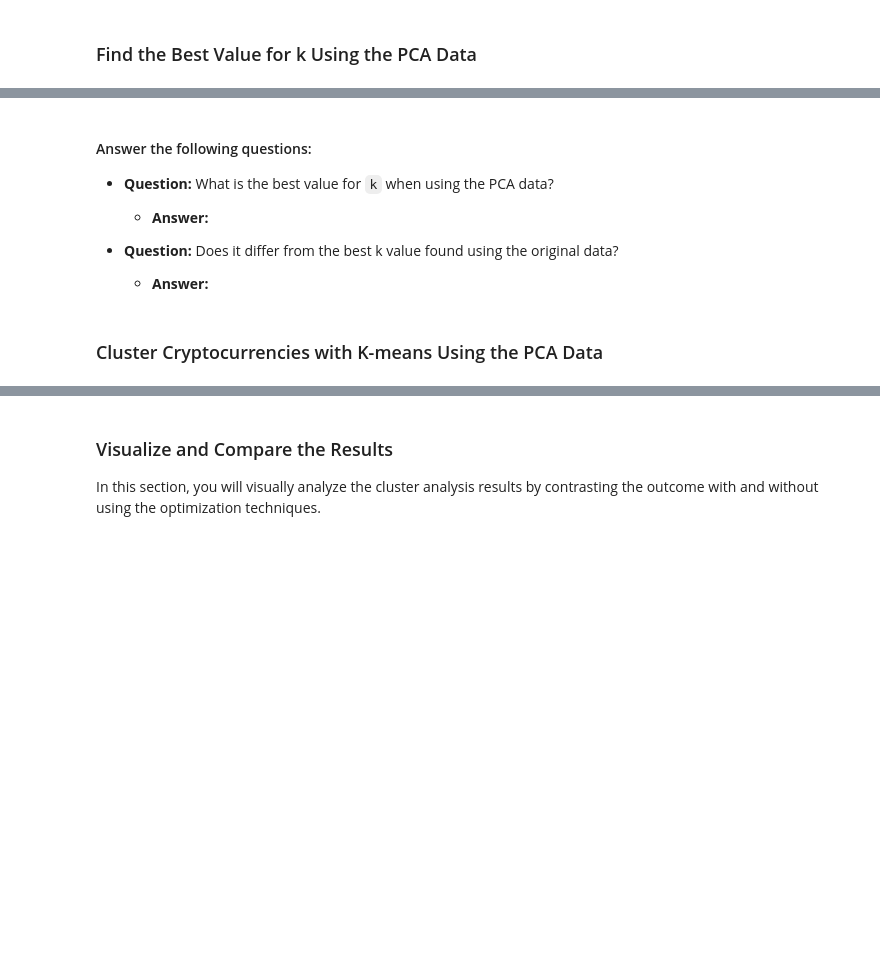
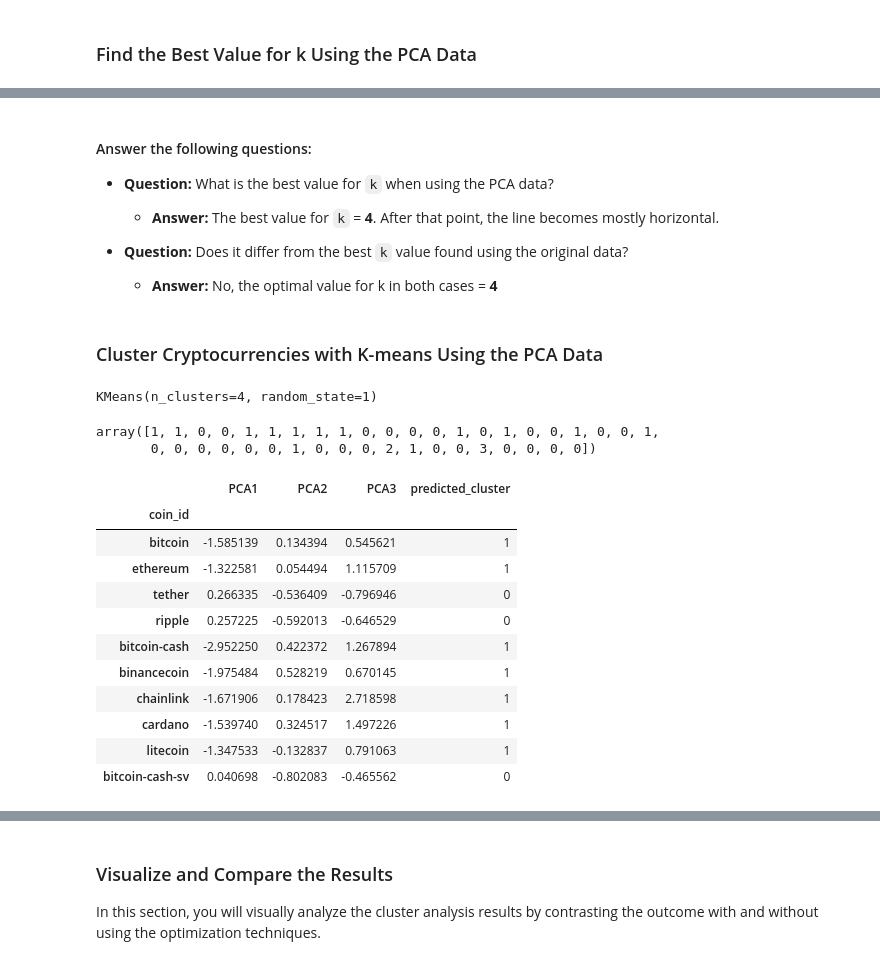
Before and after one commit to aglantzrbc/cryptoclustering, a Jupyter notebook: crypto_clustering.ipynb, the cells around one changed output, grey strips where cells are left out. Cells and saved outputs as stored; diff of their text form; code cells hidden in the pictures; blank space fills up the shorter version.

```diff
--- a/crypto_clustering.ipynb
+++ b/crypto_clustering.ipynb
@@ -256,11 +267,15 @@ cluster_pca_df.head(10)
 # %%
 # Create an empty list to store the inertia values
-
+inertia_list2 = []
 
 # Create a for loop to compute the inertia with each possible value of k
 # Inside the loop:
 # 1. Create a KMeans model using the loop counter for the n_clusters
 # 2. Fit the model to the data using `df_market_data_pca`
 # 3. Append the model.inertia_ to the inertia list
+for i2 in k2:
+    k_model = KMeans(n_clusters = i2, random_state = 1)
+    k_model.fit(cluster_pca_df)
+    inertia_list2.append(k_model.inertia_)
 # %%
 # Create a dictionary with the data to plot the Elbow curve
@@ -274,30 +299,53 @@ cluster_pca_df.head(10)
 
 * **Question:** What is the best value for `k` when using the PCA data?
 
-  * **Answer:**
+  * **Answer:** The best value for `k` = **4**. After that point, the line becomes mostly horizontal.
 
 
-* **Question:** Does it differ from the best k value found using the original data?
+* **Question:** Does it differ from the best `k` value found using the original data?
 
-  * **Answer:**
+  * **Answer:** No, the optimal value for k in both cases = **4**
 # %% [markdown]
 ### Cluster Cryptocurrencies with K-means Using the PCA Data
 # %%
 # Initialize the K-Means model using the best value for k
+model = KMeans(n_clusters = 4, random_state = 1) # random_state is the seed value
 # %%
 # Fit the K-Means model using the PCA data
+model.fit(cluster_pca_df) # .fit is the training step
+# %% [output]
+KMeans(n_clusters=4, random_state=1)
 # %%
 # Predict the clusters to group the cryptocurrencies using the PCA data
+k_4_clusters2 = model.predict(cluster_pca_df)
 
 # Print the resulting array of cluster values.
+k_4_clusters2
+# %% [output]
+array([1, 1, 0, 0, 1, 1, 1, 1, 1, 0, 0, 0, 0, 1, 0, 1, 0, 0, 1, 0, 0, 1,
+       0, 0, 0, 0, 0, 0, 1, 0, 0, 0, 2, 1, 0, 0, 3, 0, 0, 0, 0])
 # %%
 # Create a copy of the DataFrame with the PCA data
-
+copy_cluster_pca_df= cluster_pca_df.copy()
 
 # Add a new column to the DataFrame with the predicted clusters
-
+copy_cluster_pca_df["predicted_cluster"] = k_4_clusters2
 
 # Display sample data
+copy_cluster_pca_df.head(10)
+# %% [output]
+|  | PCA1 | PCA2 | PCA3 | predicted_cluster |
+| coin_id |  |  |  |  |
+| bitcoin | -1.585139 | 0.134394 | 0.545621 | 1 |
+| ethereum | -1.322581 | 0.054494 | 1.115709 | 1 |
+| tether | 0.266335 | -0.536409 | -0.796946 | 0 |
+| ripple | 0.257225 | -0.592013 | -0.646529 | 0 |
+| bitcoin-cash | -2.952250 | 0.422372 | 1.267894 | 1 |
+| binancecoin | -1.975484 | 0.528219 | 0.670145 | 1 |
+| chainlink | -1.671906 | 0.178423 | 2.718598 | 1 |
+| cardano | -1.539740 | 0.324517 | 1.497226 | 1 |
+| litecoin | -1.347533 | -0.132837 | 0.791063 | 1 |
+| bitcoin-cash-sv | 0.040698 | -0.802083 | -0.465562 | 0 |
 # %%
 # Create a scatter plot using hvPlot by setting
 # `x="PC1"` and `y="PC2"`.
```
Also changed, not shown: parts of 16 cells of this notebook.
